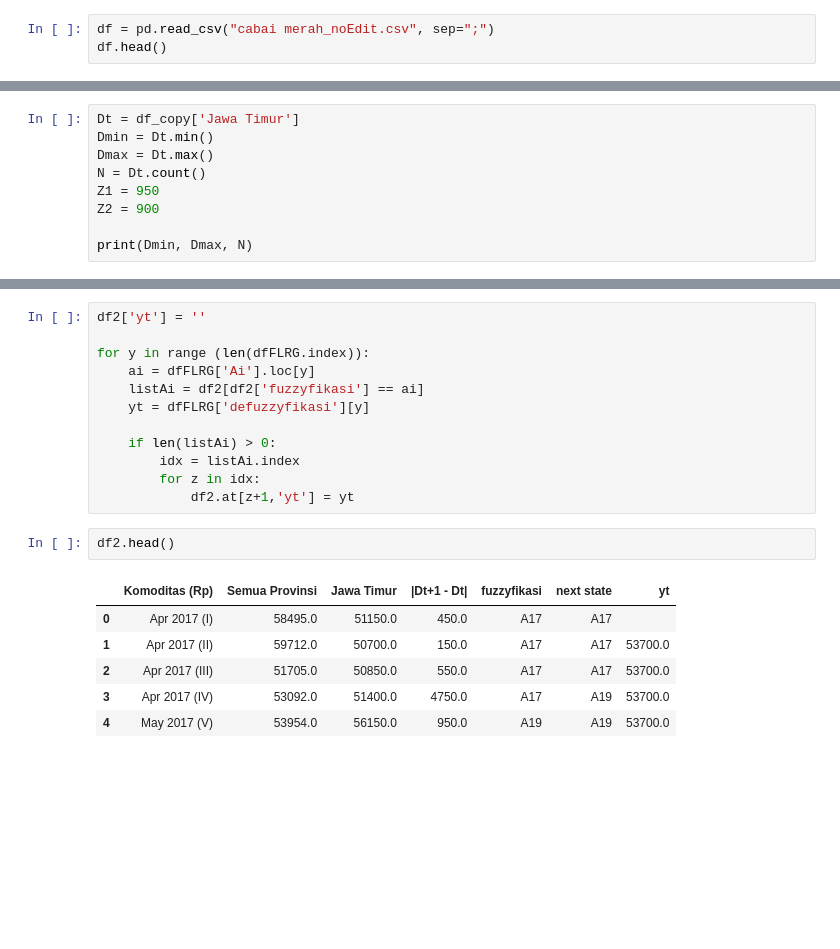
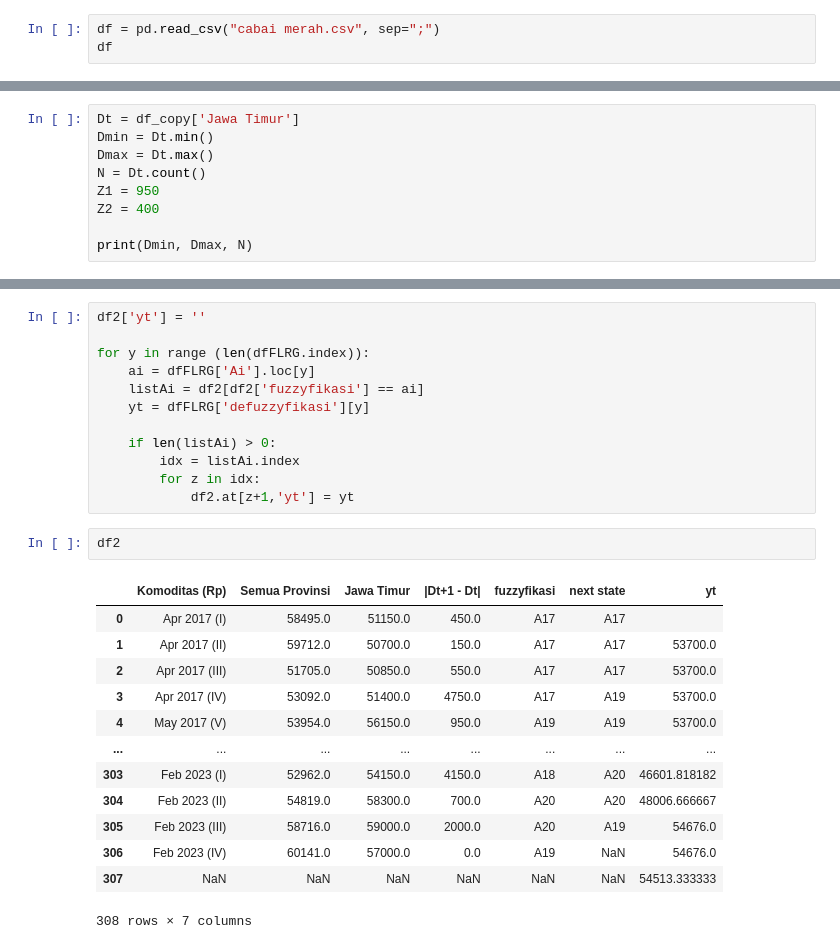
Before and after one commit to vidakomaria/fuzzyTS, a Jupyter notebook: code_cabai merah.ipynb, the cells around one changed output, grey strips where cells are left out. Saved outputs shown, nothing was run; the diff lists cells and outputs as text; blank space fills up the shorter version.

```diff
--- a/code_cabai merah.ipynb
+++ b/code_cabai merah.ipynb
@@ -8,6 +11,6 @@ import statistics
 # %%
-df = pd.read_csv("cabai merah_noEdit.csv", sep=";")
-df.head()
+df = pd.read_csv("cabai merah.csv", sep=";")
+df
 # %% [output]
 |  | Komoditas (Rp) | Semua Provinsi | Jawa Timur |
 | 0 | Apr 2017 (I) | 58495 | 51150 |
@@ -56,7 +76,7 @@ Dmin = Dt.min()
 Dmax = Dt.max()
 N = Dt.count()
 Z1 = 950
-Z2 = 900
+Z2 = 400
 
 print(Dmin, Dmax, N)
 # %% [output]
@@ -274,14 +327,21 @@ for y in range (len(dfFLRG.index)):
         for z in idx:
             df2.at[z+1,'yt'] = yt
 # %%
-df2.head()
+df2
 # %% [output]
 |  | Komoditas (Rp) | Semua Provinsi | Jawa Timur | |Dt+1 - Dt| | fuzzyfikasi | next state | yt |
 | 0 | Apr 2017 (I) | 58495.0 | 51150.0 | 450.0 | A17 | A17 |  |
 | 1 | Apr 2017 (II) | 59712.0 | 50700.0 | 150.0 | A17 | A17 | 53700.0 |
 | 2 | Apr 2017 (III) | 51705.0 | 50850.0 | 550.0 | A17 | A17 | 53700.0 |
 | 3 | Apr 2017 (IV) | 53092.0 | 51400.0 | 4750.0 | A17 | A19 | 53700.0 |
 | 4 | May 2017 (V) | 53954.0 | 56150.0 | 950.0 | A19 | A19 | 53700.0 |
+| ... | ... | ... | ... | ... | ... | ... | ... |
+| 303 | Feb 2023 (I) | 52962.0 | 54150.0 | 4150.0 | A18 | A20 | 46601.818182 |
+| 304 | Feb 2023 (II) | 54819.0 | 58300.0 | 700.0 | A20 | A20 | 48006.666667 |
+| 305 | Feb 2023 (III) | 58716.0 | 59000.0 | 2000.0 | A20 | A19 | 54676.0 |
+| 306 | Feb 2023 (IV) | 60141.0 | 57000.0 | 0.0 | A19 | NaN | 54676.0 |
+| 307 | NaN | NaN | NaN | NaN | NaN | NaN | 54513.333333 |
+308 rows × 7 columns
 # %%
 # MAPE
 y_actual = df2['Jawa Timur'][1:-1].to_numpy()
```
Also changed, not shown: parts of 36 cells of this notebook, 1 other file.
